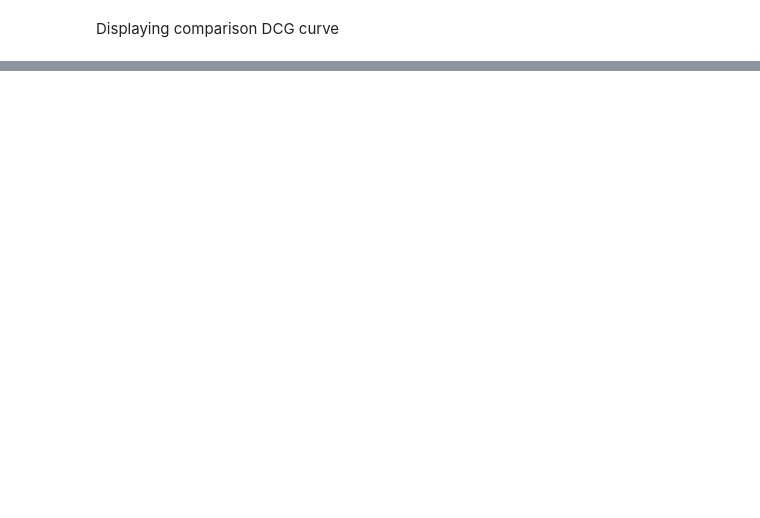
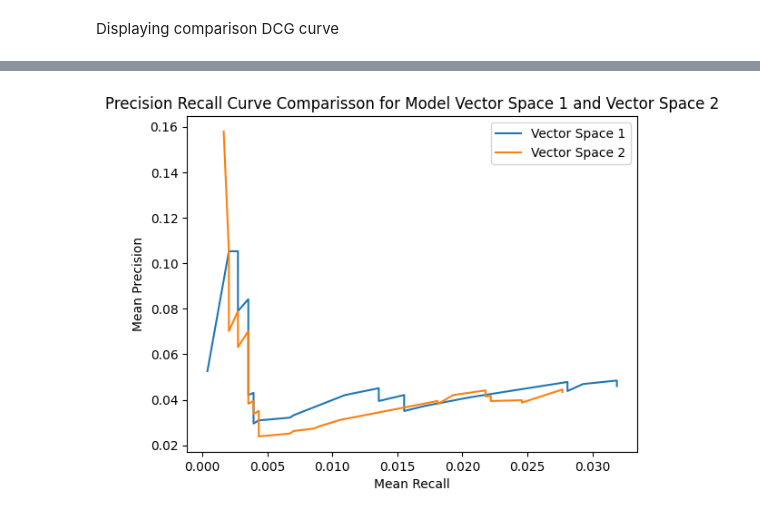
Before and after one commit to GregKapadoukas/University-Information-Retrieval, a Jupyter notebook: Code/main.ipynb, the cells around one changed output, grey strips where cells are left out. Cells and saved outputs as stored; diff of their text form; code cells hidden in the pictures; blank space fills up the shorter version.

```diff
--- a/Code/main.ipynb
+++ b/Code/main.ipynb
@@ -447,0 +477,4 @@ vectorSpaceResults.compare_mean_dcg_curve(colbertResults)
+# %%
+vectorSpace1Results.compare_mean_precision_recall_curve(vectorSpace2Results)
+# %% [output]
+[figure, added]
```
Also changed, not shown: parts of 16 cells of this notebook, 4 other files.
